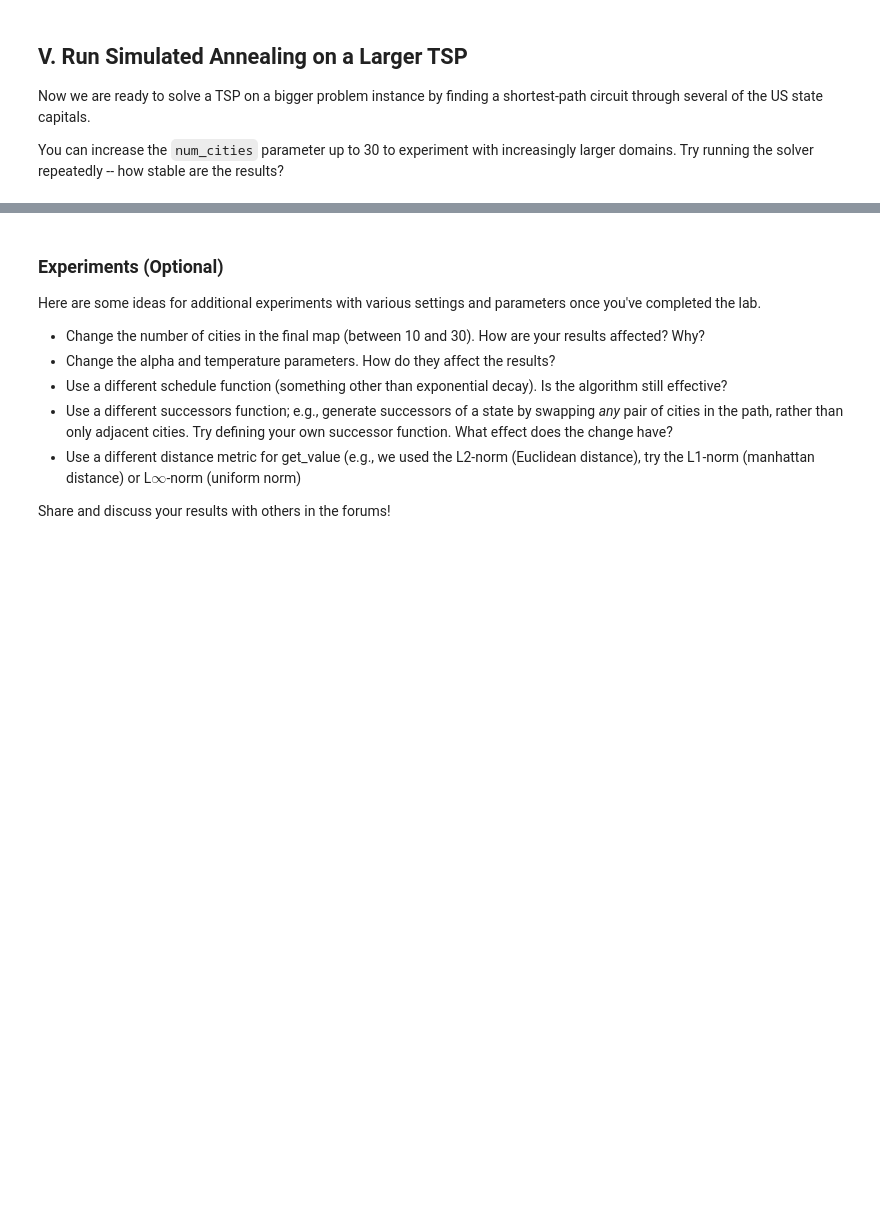
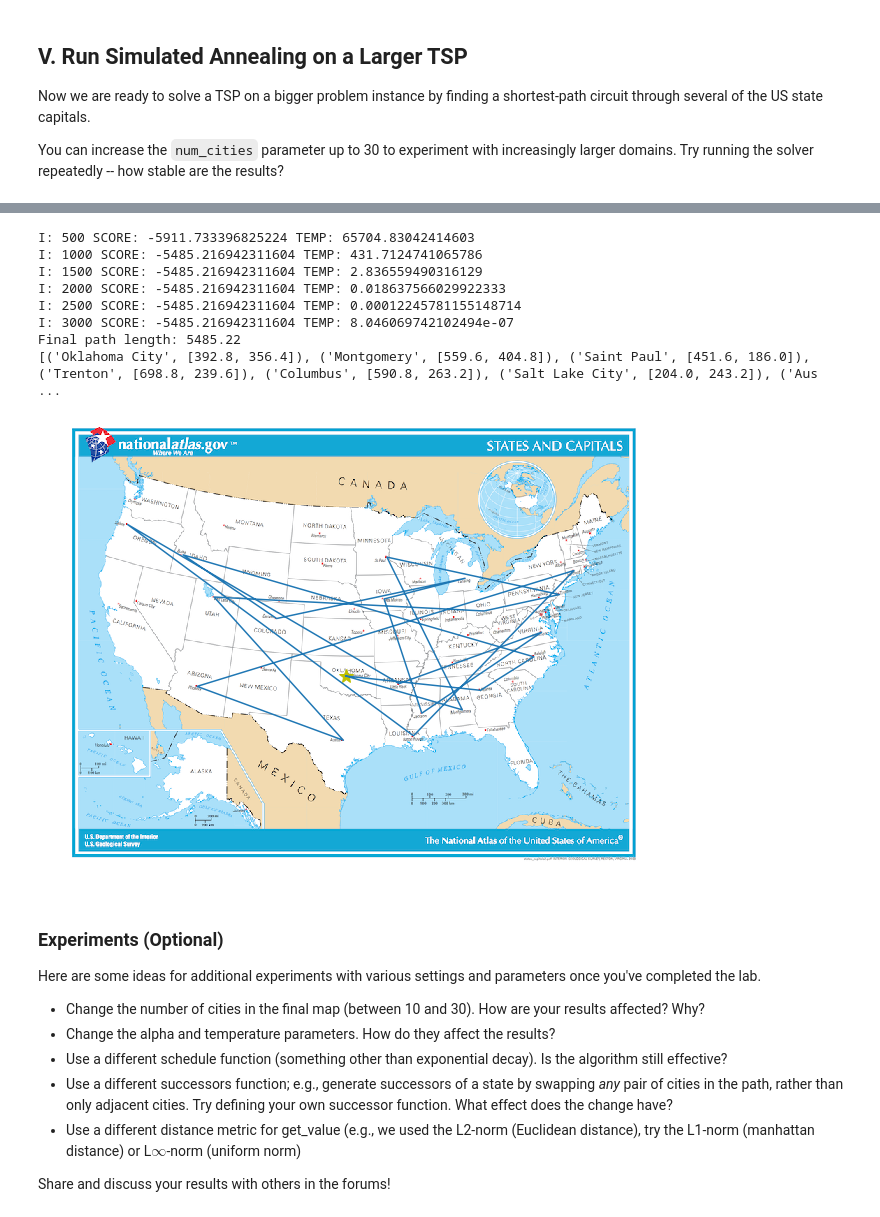
Before and after one commit to evizitei/SimulatedAnnealing, a Jupyter notebook: AIND-Simulated_Annealing.ipynb, the cells around one changed output, grey strips where cells are left out. Cells and saved outputs as stored; diff of their text form; code cells hidden in the pictures; blank space fills up the shorter version.

```diff
--- a/AIND-Simulated_Annealing.ipynb
+++ b/AIND-Simulated_Annealing.ipynb
@@ -98,7 +98,7 @@ def simulated_annealing(problem, schedule):
     temperature = schedule(iteration_count)
     current = problem
     current_value = problem.get_value()
-    while temperature > 0.00001:
+    while temperature > 0.0000001:
         iteration_count += 1
         temperature = schedule(iteration_count)
         candidates = problem.successors()
@@ -115,7 +115,8 @@ def simulated_annealing(problem, schedule):
                 current_value = choice_value
                 current = choice
 
-
+        if iteration_count % 500 == 0:
+            print("I:",iteration_count,"SCORE:",current_value, "TEMP:",temperature)
     return current
 # %% [markdown]
 ## III. Representing the Problem
@@ -302,7 +278,7 @@ alpha = 0.95
 temperature=1e4
 
 def schedule(time):
-    raise NotImplementedError
+    return (alpha**time)*temperature
 # %% [markdown]
 ### Testing the Temperature Schedule
 The following tests should validate the temperature schedule function and perform a simple test of the simulated annealing function to solve a small TSP test case
@@ -335,11 +320,21 @@ show_path(capitals_tsp.coords, starting_city)
 # %%
 # set the decay rate and initial temperature parameters, then run simulated annealing to solve the TSP
-alpha = 0.95
-temperature=1e6
+alpha = 0.99
+temperature=1e7
 result = simulated_annealing(capitals_tsp, schedule)
 print("Final path length: {:.2f}".format(-result.get_value()))
 print(result.path)
 show_path(result.coords, starting_city)
+# %% [output]
+I: 500 SCORE: -5911.733396825224 TEMP: 65704.83042414603
+I: 1000 SCORE: -5485.216942311604 TEMP: 431.7124741065786
+I: 1500 SCORE: -5485.216942311604 TEMP: 2.836559490316129
+I: 2000 SCORE: -5485.216942311604 TEMP: 0.018637566029922333
+I: 2500 SCORE: -5485.216942311604 TEMP: 0.00012245781155148714
+I: 3000 SCORE: -5485.216942311604 TEMP: 8.046069742102494e-07
+Final path length: 5485.22
+[('Oklahoma City', [392.8, 356.4]), ('Montgomery', [559.6, 404.8]), ('Saint Paul', [451.6, 186.0]), ('Trenton', [698.8, 239.6]), ('Columbus', [590.8, 263.2]), ('Salt Lake City', [204.0, 243.2]), ('Aus ...
+[figure, added]
 # %% [markdown]
 ### Experiments (Optional)
 Here are some ideas for additional experiments with various settings and parameters once you've completed the lab.
```
Also changed, not shown: parts of 4 cells of this notebook.
